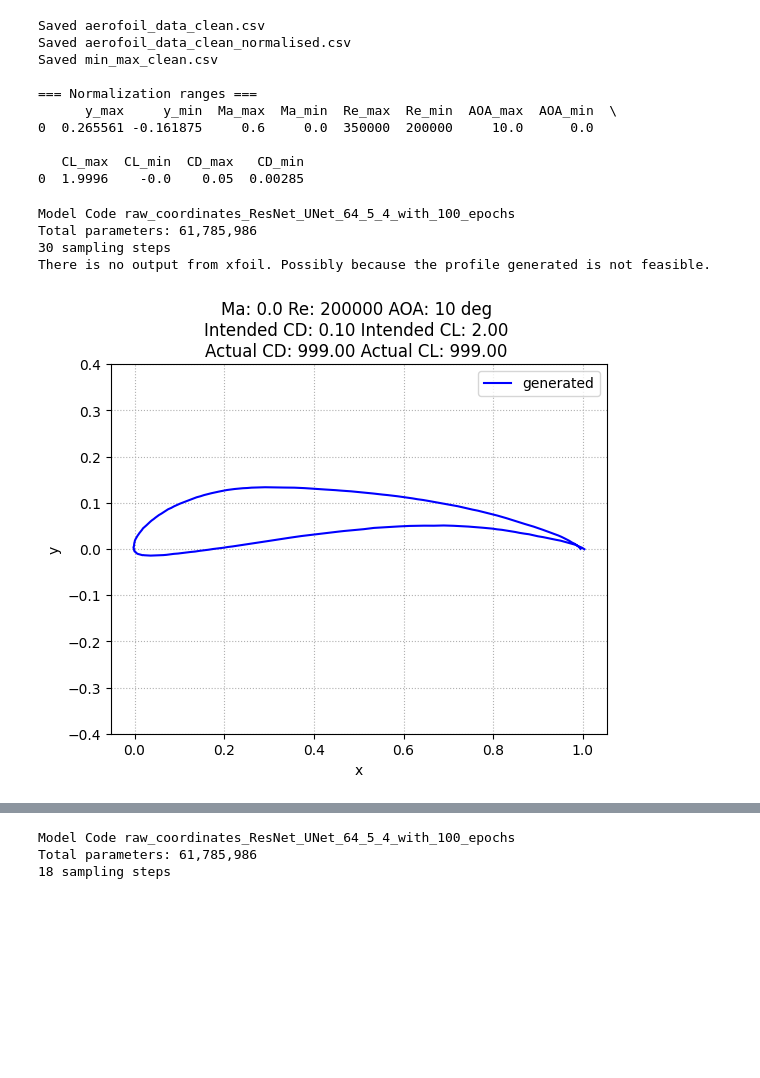
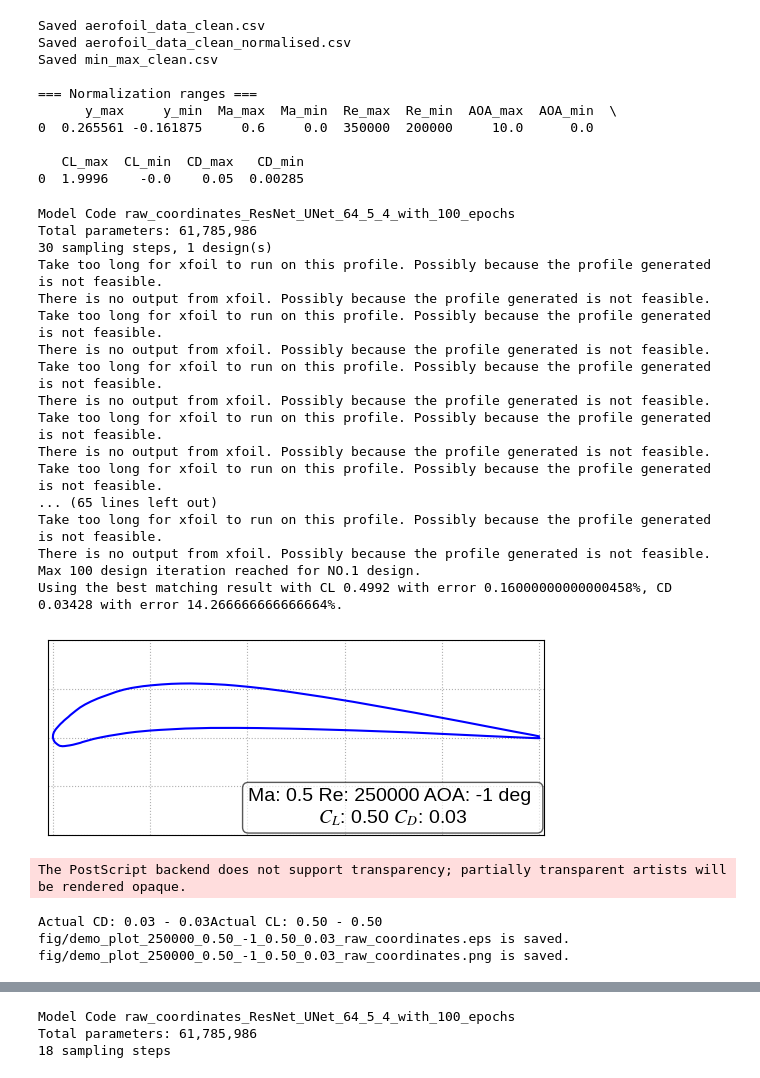
Before and after one commit to Yingfangeng/Diffusion_based_2DAirfoil_Generation, a Jupyter notebook: model_deployment.ipynb, the cells around one changed output, grey strips where cells are left out. Drawn from its saved outputs; the diff is of its cells as text; code cells hidden in the pictures; blank space fills up the shorter version.

```diff
--- a/model_deployment.ipynb
+++ b/model_deployment.ipynb
@@ -157,11 +160,32 @@ Saved min_max_clean.csv
    CL_max  CL_min  CD_max   CD_min
 0  1.9996    -0.0    0.05  0.00285
 # %%
+# Target: CL:0.7988999999999999, CD: 0.012539999999999999
 model_deployment(mode = 'test', model_config_path='mdl_hyperparams/raw_coords_conv1d_deep_unet.yaml', sample_number=1,
-                 AOA=10, Ma=0, Re=200000, CL=2.0, CD=0.1,num_steps=30)
+                 AOA=-1, Ma=0.5, Re=250000, CL=0.5, CD=0.03,
+                num_steps = 30, lim = 0.5, multiple_design = 1,
+                x_foil_timeout=5, CL_tolerence = 0.01, CD_tolerence = 0.05, max_iteration = 100,
+                distribution_plot_switch = False, off_design_plot_switch=False)
 # %% [output]
 Model Code raw_coordinates_ResNet_UNet_64_5_4_with_100_epochs
 Total parameters: 61,785,986
-30 sampling steps
+30 sampling steps, 1 design(s)
+Take too long for xfoil to run on this profile. Possibly because the profile generated is not feasible.
 There is no output from xfoil. Possibly because the profile generated is not feasible.
+Take too long for xfoil to run on this profile. Possibly because the profile generated is not feasible.
+There is no output from xfoil. Possibly because the profile generated is not feasible.
+Take too long for xfoil to run on this profile. Possibly because the profile generated is not feasible.
+There is no output from xfoil. Possibly because the profile generated is not feasible.
+Take too long for xfoil to run on this profile. Possibly because the profile generated is not feasible.
+There is no output from xfoil. Possibly because the profile generated is not feasible.
+Take too long for xfoil to run on this profile. Possibly because the profile generated is not feasible.
+... (65 lines left out)
+Take too long for xfoil to run on this profile. Possibly because the profile generated is not feasible.
+There is no output from xfoil. Possibly because the profile generated is not feasible.
+Max 100 design iteration reached for NO.1 design.
+Using the best matching result with CL 0.4992 with error 0.16000000000000458%, CD 0.03428 with error 14.266666666666664%.
-[figure, old version]
+[figure, new version]
+The PostScript backend does not support transparency; partially transparent artists will be rendered opaque.
+Actual CD: 0.03 - 0.03Actual CL: 0.50 - 0.50
+fig/demo_plot_250000_0.50_-1_0.50_0.03_raw_coordinates.eps is saved.
+fig/demo_plot_250000_0.50_-1_0.50_0.03_raw_coordinates.png is saved.
```
Also changed, not shown: parts of 32 cells of this notebook, 10 other files.
